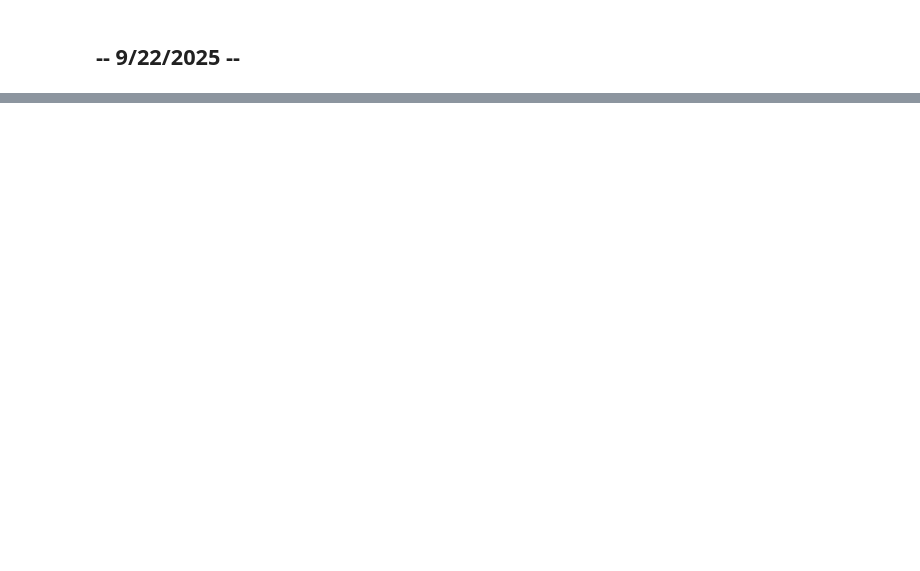
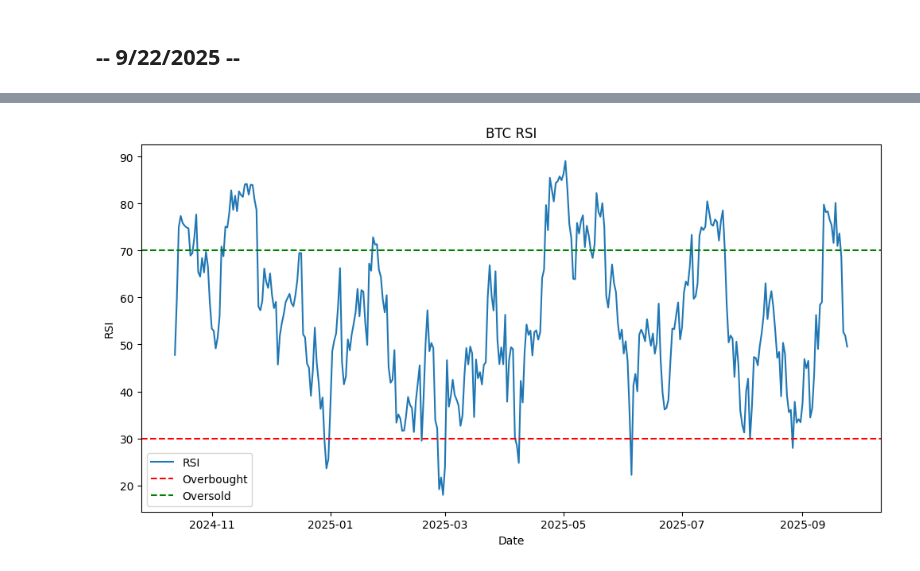
Before and after one commit to E-Eshbaugh/CryptoModel_v1, a Jupyter notebook: CryptoModel.ipynb, the cells around one changed output, grey strips where cells are left out. Cells and saved outputs as stored; diff of their text form; code cells hidden in the pictures; blank space fills up the shorter version.

```diff
--- a/CryptoModel.ipynb
+++ b/CryptoModel.ipynb
@@ -63,0 +158,14 @@ Date
+# %%
+# Plot RSI
+
+plot = plt.figure(figsize=(12, 6))
+plt.plot(btc['RSI'], label='RSI')
+plt.axhline(y=30, color='r', linestyle='--', label='Overbought')
+plt.axhline(y=70, color='g', linestyle='--', label='Oversold')
+plt.title('BTC RSI')
+plt.xlabel('Date')
+plt.ylabel('RSI')
+plt.legend()
+plt.show()
+# %% [output]
+[figure, added]
```
Also changed, not shown: parts of 7 cells of this notebook.
